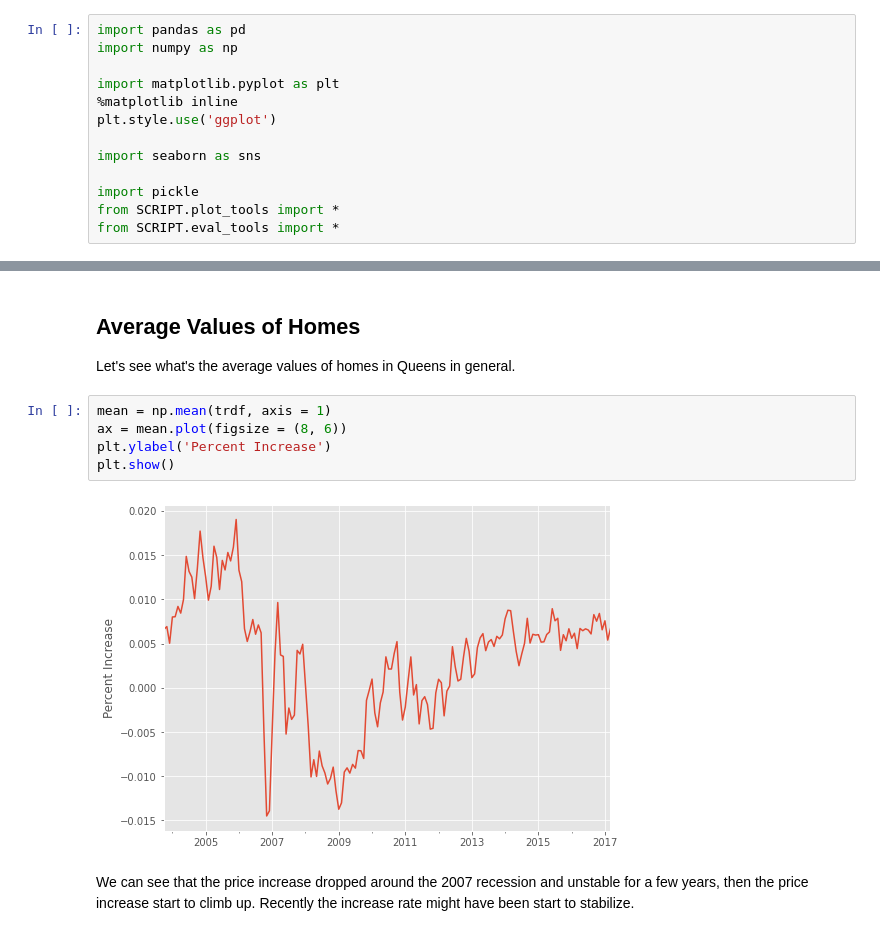
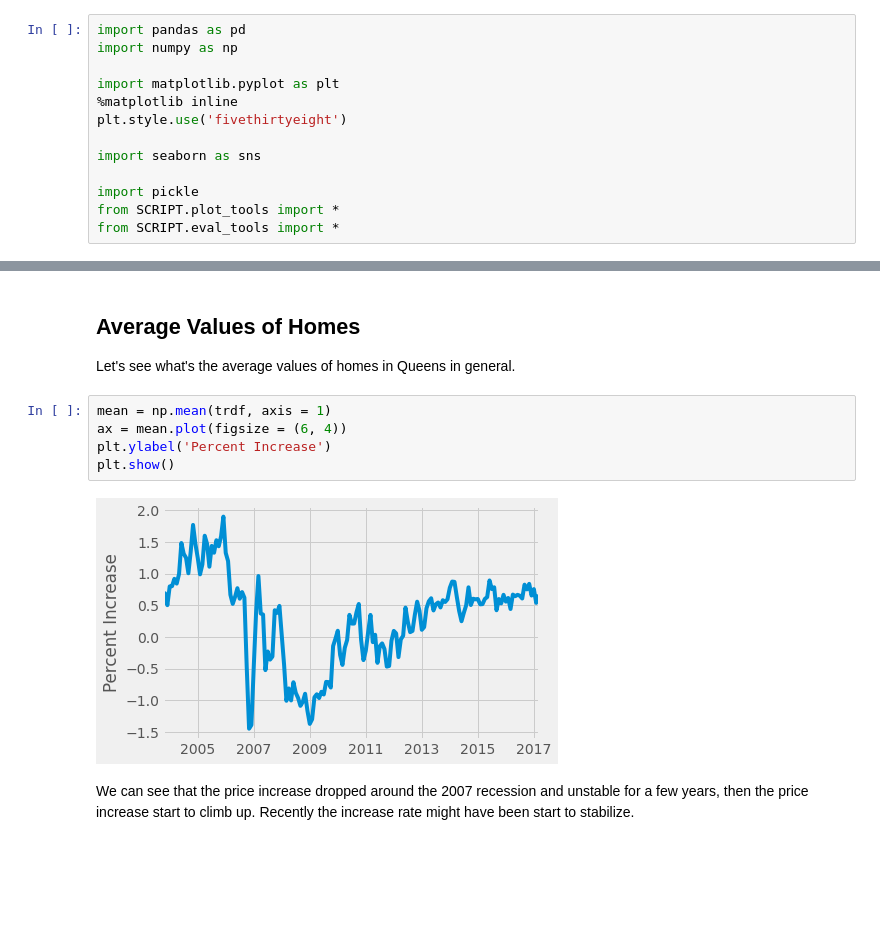
Before and after one commit to stereopickle/real_estate_prediction, a Jupyter notebook: 010.Exploratory_Data_Analysis.ipynb, the cells around one changed output, grey strips where cells are left out. Saved outputs shown, nothing was run; the diff lists cells and outputs as text; blank space fills up the shorter version.

Commit message:
adding full plots

```diff
--- a/010.Exploratory_Data_Analysis.ipynb
+++ b/010.Exploratory_Data_Analysis.ipynb
@@ -10,7 +10,7 @@ import numpy as np
 
 import matplotlib.pyplot as plt
 %matplotlib inline
-plt.style.use('ggplot')
+plt.style.use('fivethirtyeight')
 
 import seaborn as sns
 
@@ -39,11 +39,11 @@ trdf.index = pd.to_datetime(trdf.index)
 Let's see what's the average values of homes in Queens in general.
 # %%
 mean = np.mean(trdf, axis = 1)
-ax = mean.plot(figsize = (8, 6))
+ax = mean.plot(figsize = (6, 4))
 plt.ylabel('Percent Increase')
 plt.show()
 # %% [output]
-[figure, old version]
+[figure, new version]
 # %% [markdown]
 We can see that the price increase dropped around the 2007 recession and unstable for a few years, then the price increase start to climb up. Recently the increase rate might have been start to stabilize.
 # %%
```
Also changed, not shown: parts of 23 cells of this notebook.
